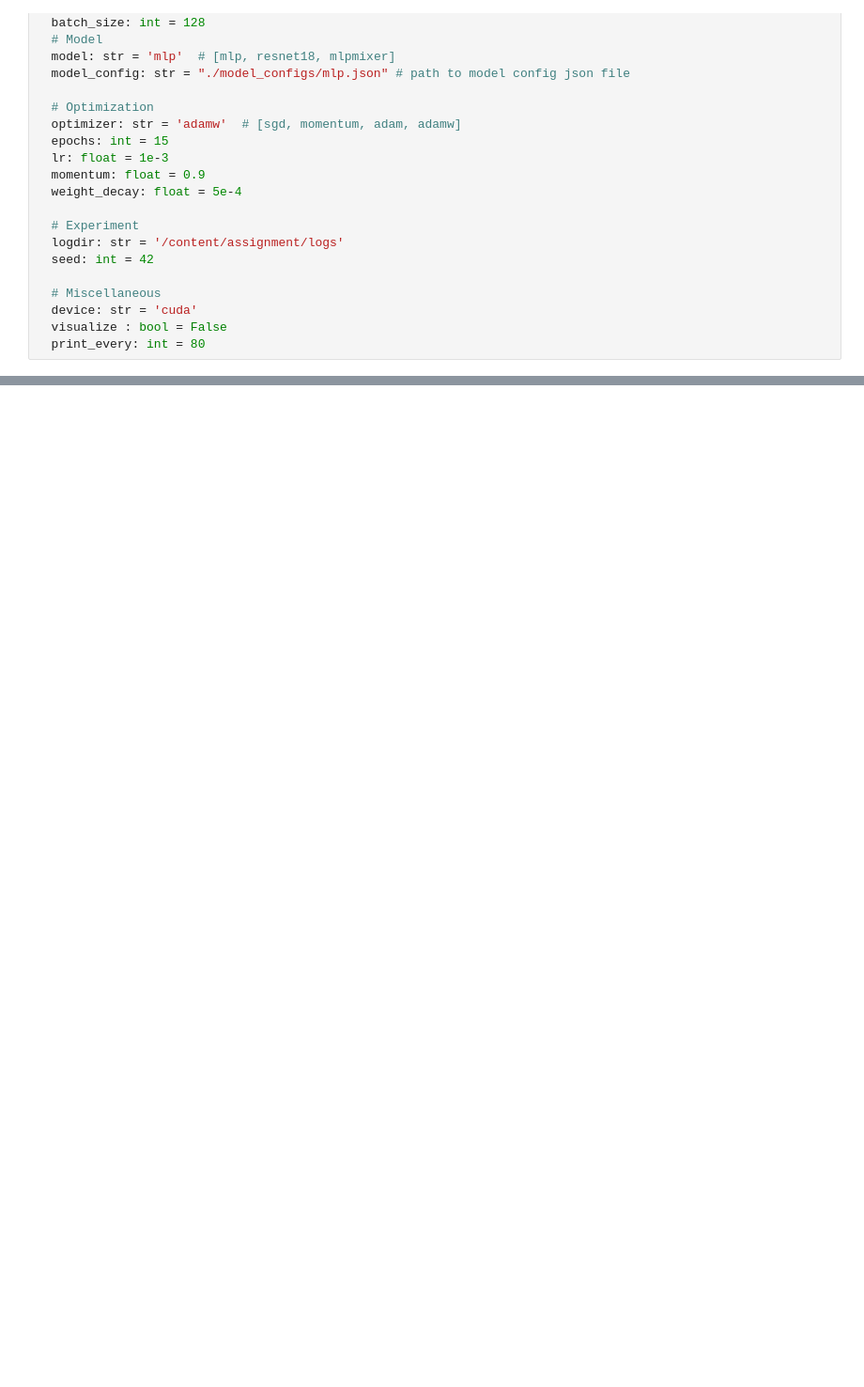
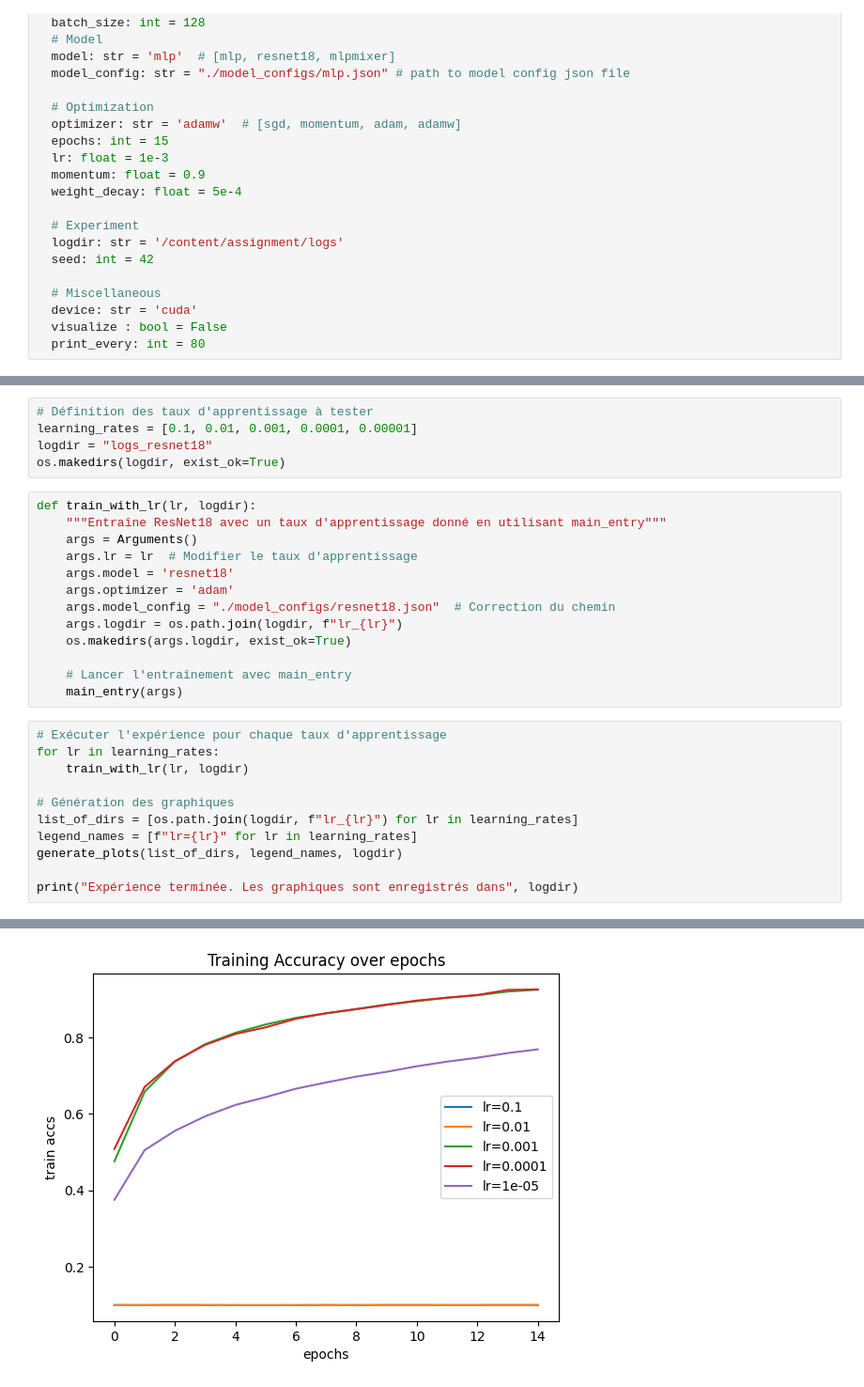
Before and after one commit to robbybobby/IFT6135-HW1_2025, a Jupyter notebook: HW1_2025/assignment1_release/main.ipynb, the cells around one changed output, grey strips where cells are left out. Shown at 94% size. Saved outputs shown, nothing was run; the diff lists cells and outputs as text; blank space fills up the shorter version.

```diff
--- a/HW1_2025/assignment1_release/main.ipynb
+++ b/HW1_2025/assignment1_release/main.ipynb
@@ -253,0 +284,30 @@ FileNotFoundError: [Errno 2] No such file or directory: 'assignment/model_config
+# %%
+# Définition des taux d'apprentissage à tester
+learning_rates = [0.1, 0.01, 0.001, 0.0001, 0.00001]
+logdir = "logs_resnet18"
+os.makedirs(logdir, exist_ok=True)
+# %%
+def train_with_lr(lr, logdir):
+    """Entraîne ResNet18 avec un taux d'apprentissage donné en utilisant main_entry"""
+    args = Arguments()
+    args.lr = lr  # Modifier le taux d'apprentissage
+    args.model = 'resnet18'
+    args.optimizer = 'adam'
+    args.model_config = "./model_configs/resnet18.json"  # Correction du chemin
+    args.logdir = os.path.join(logdir, f"lr_{lr}")
+    os.makedirs(args.logdir, exist_ok=True)
+
+    # Lancer l'entraînement avec main_entry
+    main_entry(args)
+# %%
+# Exécuter l'expérience pour chaque taux d'apprentissage
+for lr in learning_rates:
+    train_with_lr(lr, logdir)
+
+# Génération des graphiques
+list_of_dirs = [os.path.join(logdir, f"lr_{lr}") for lr in learning_rates]
+legend_names = [f"lr={lr}" for lr in learning_rates]
+generate_plots(list_of_dirs, legend_names, logdir)
+
+print("Expérience terminée. Les graphiques sont enregistrés dans", logdir)
+# %% [output]
@@ -253,0 +331 @@ FileNotFoundError: [Errno 2] No such file or directory: 'assignment/model_config
+[figure, added]
```
Also changed, not shown: parts of 9 cells of this notebook, 20 other files.
